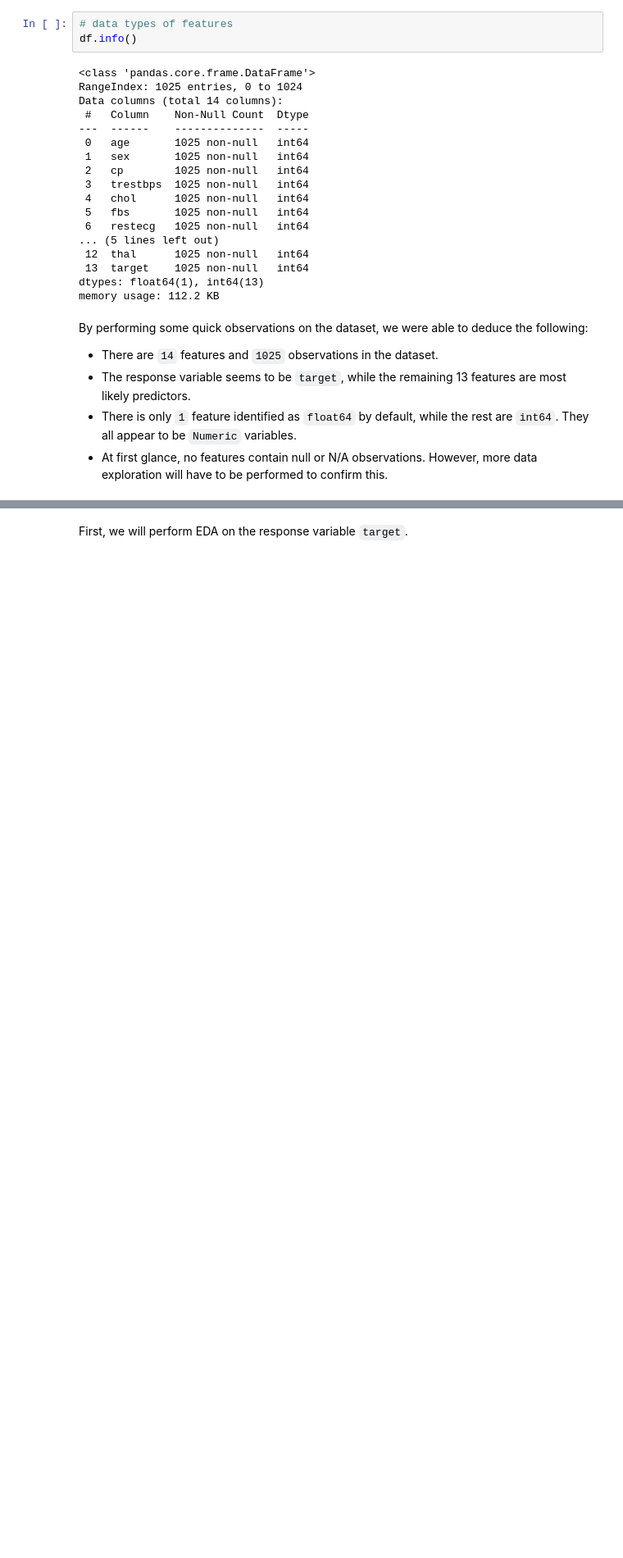
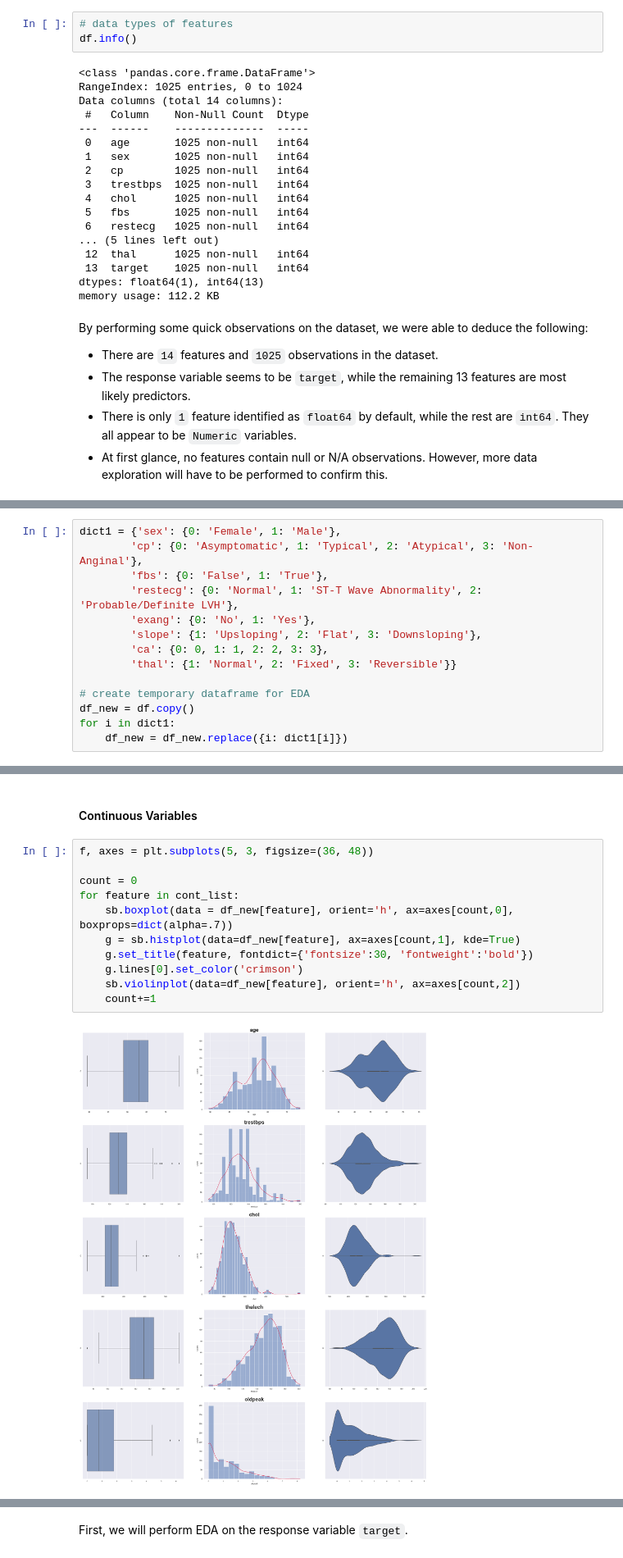
Before and after one commit to jeeem-bit/Heart-Disease-Prediction, a Jupyter notebook: Group8_MiniProject.ipynb, the cells around one changed output, grey strips where cells are left out. Shown: that part at 82% size. Cells and saved outputs as stored; diff of their text form; blank space fills up the shorter version.

```diff
--- a/Group8_MiniProject.ipynb
+++ b/Group8_MiniProject.ipynb
@@ -95,0 +102,14 @@ cont_list = ['age', 'trestbps', 'chol', 'thalach', 'oldpeak']
+# %%
+dict1 = {'sex': {0: 'Female', 1: 'Male'},
+        'cp': {0: 'Asymptomatic', 1: 'Typical', 2: 'Atypical', 3: 'Non-Anginal'},
+        'fbs': {0: 'False', 1: 'True'},
+        'restecg': {0: 'Normal', 1: 'ST-T Wave Abnormality', 2: 'Probable/Definite LVH'},
+        'exang': {0: 'No', 1: 'Yes'},
+        'slope': {1: 'Upsloping', 2: 'Flat', 3: 'Downsloping'},
+        'ca': {0: 0, 1: 1, 2: 2, 3: 3},
+        'thal': {1: 'Normal', 2: 'Fixed', 3: 'Reversible'}}
+
+# create temporary dataframe for EDA
+df_new = df.copy()
+for i in dict1:
+    df_new = df_new.replace({i: dict1[i]})
@@ -97,0 +147,15 @@ cont_list = ['age', 'trestbps', 'chol', 'thalach', 'oldpeak']
+# %% [markdown]
+<h4>Continuous Variables</h4>
+# %%
+f, axes = plt.subplots(5, 3, figsize=(36, 48))
+
+count = 0
+for feature in cont_list:
+    sb.boxplot(data = df_new[feature], orient='h', ax=axes[count,0], boxprops=dict(alpha=.7))
+    g = sb.histplot(data=df_new[feature], ax=axes[count,1], kde=True)
+    g.set_title(feature, fontdict={'fontsize':30, 'fontweight':'bold'})
+    g.lines[0].set_color('crimson')
+    sb.violinplot(data=df_new[feature], orient='h', ax=axes[count,2])
+    count+=1
+# %% [output]
+[figure, added]
```
Also changed, not shown: parts of 62 cells of this notebook.
